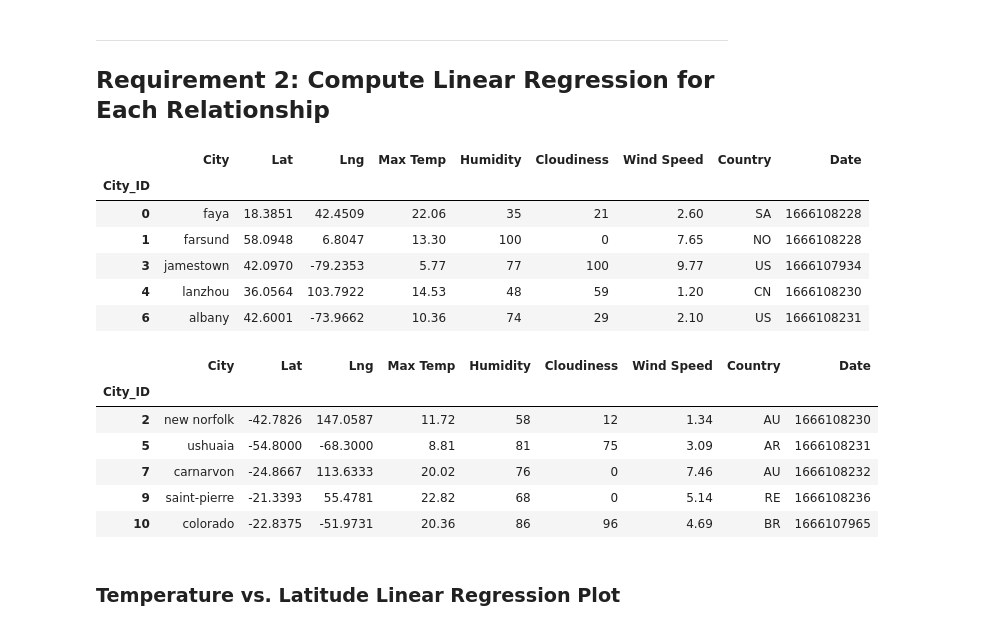
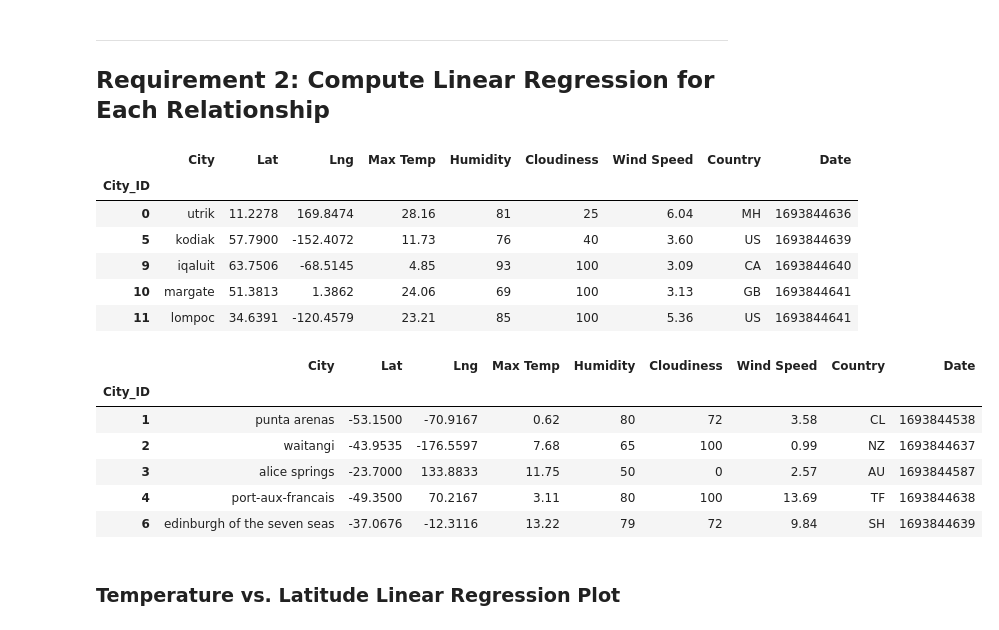
Before and after one commit to cwolf1424/Python-API-Challenge, a Jupyter notebook: WeatherPy/WeatherPy.ipynb, the cells around one changed output. Drawn from its saved outputs; the diff is of its cells as text; code cells hidden in the pictures.

```diff
--- a/WeatherPy/WeatherPy.ipynb
+++ b/WeatherPy/WeatherPy.ipynb
@@ -290,30 +289,30 @@ plt.show()
 # %%
 # Create a DataFrame with the Northern Hemisphere data (Latitude >= 0)
-# YOUR CODE HERE
+northern_hemi_df = city_data_df.loc[city_data_df["Lat"] >= 0, :]
 
 # Display sample data
 northern_hemi_df.head()
 # %% [output]
 |  | City | Lat | Lng | Max Temp | Humidity | Cloudiness | Wind Speed | Country | Date |
 | City_ID |  |  |  |  |  |  |  |  |  |
-| 0 | faya | 18.3851 | 42.4509 | 22.06 | 35 | 21 | 2.60 | SA | 1666108228 |
-| 1 | farsund | 58.0948 | 6.8047 | 13.30 | 100 | 0 | 7.65 | NO | 1666108228 |
-| 3 | jamestown | 42.0970 | -79.2353 | 5.77 | 77 | 100 | 9.77 | US | 1666107934 |
-| 4 | lanzhou | 36.0564 | 103.7922 | 14.53 | 48 | 59 | 1.20 | CN | 1666108230 |
-| 6 | albany | 42.6001 | -73.9662 | 10.36 | 74 | 29 | 2.10 | US | 1666108231 |
+| 0 | utrik | 11.2278 | 169.8474 | 28.16 | 81 | 25 | 6.04 | MH | 1693844636 |
+| 5 | kodiak | 57.7900 | -152.4072 | 11.73 | 76 | 40 | 3.60 | US | 1693844639 |
+| 9 | iqaluit | 63.7506 | -68.5145 | 4.85 | 93 | 100 | 3.09 | CA | 1693844640 |
+| 10 | margate | 51.3813 | 1.3862 | 24.06 | 69 | 100 | 3.13 | GB | 1693844641 |
+| 11 | lompoc | 34.6391 | -120.4579 | 23.21 | 85 | 100 | 5.36 | US | 1693844641 |
 # %%
 # Create a DataFrame with the Southern Hemisphere data (Latitude < 0)
-# YOUR CODE HERE
+southern_hemi_df = city_data_df.loc[city_data_df["Lat"] < 0, :]
 
 # Display sample data
 southern_hemi_df.head()
 # %% [output]
 |  | City | Lat | Lng | Max Temp | Humidity | Cloudiness | Wind Speed | Country | Date |
 | City_ID |  |  |  |  |  |  |  |  |  |
-| 2 | new norfolk | -42.7826 | 147.0587 | 11.72 | 58 | 12 | 1.34 | AU | 1666108230 |
-| 5 | ushuaia | -54.8000 | -68.3000 | 8.81 | 81 | 75 | 3.09 | AR | 1666108231 |
-| 7 | carnarvon | -24.8667 | 113.6333 | 20.02 | 76 | 0 | 7.46 | AU | 1666108232 |
-| 9 | saint-pierre | -21.3393 | 55.4781 | 22.82 | 68 | 0 | 5.14 | RE | 1666108236 |
-| 10 | colorado | -22.8375 | -51.9731 | 20.36 | 86 | 96 | 4.69 | BR | 1666107965 |
+| 1 | punta arenas | -53.1500 | -70.9167 | 0.62 | 80 | 72 | 3.58 | CL | 1693844538 |
+| 2 | waitangi | -43.9535 | -176.5597 | 7.68 | 65 | 100 | 0.99 | NZ | 1693844637 |
+| 3 | alice springs | -23.7000 | 133.8833 | 11.75 | 50 | 0 | 2.57 | AU | 1693844587 |
+| 4 | port-aux-francais | -49.3500 | 70.2167 | 3.11 | 80 | 100 | 13.69 | TF | 1693844638 |
+| 6 | edinburgh of the seven seas | -37.0676 | -12.3116 | 13.22 | 79 | 72 | 9.84 | SH | 1693844639 |
 # %% [markdown]
 ###  Temperature vs. Latitude Linear Regression Plot
```
Also changed, not shown: parts of 9 cells of this notebook.
